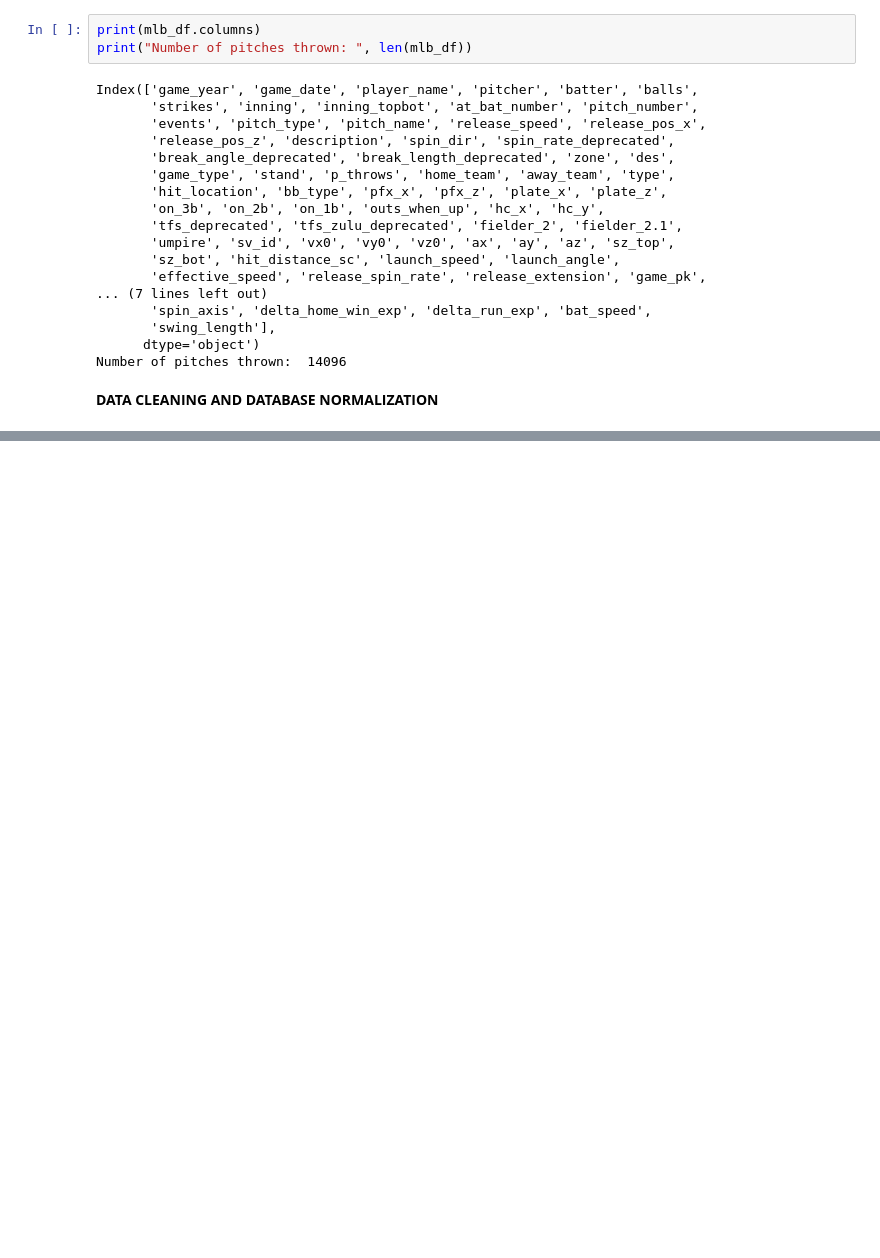
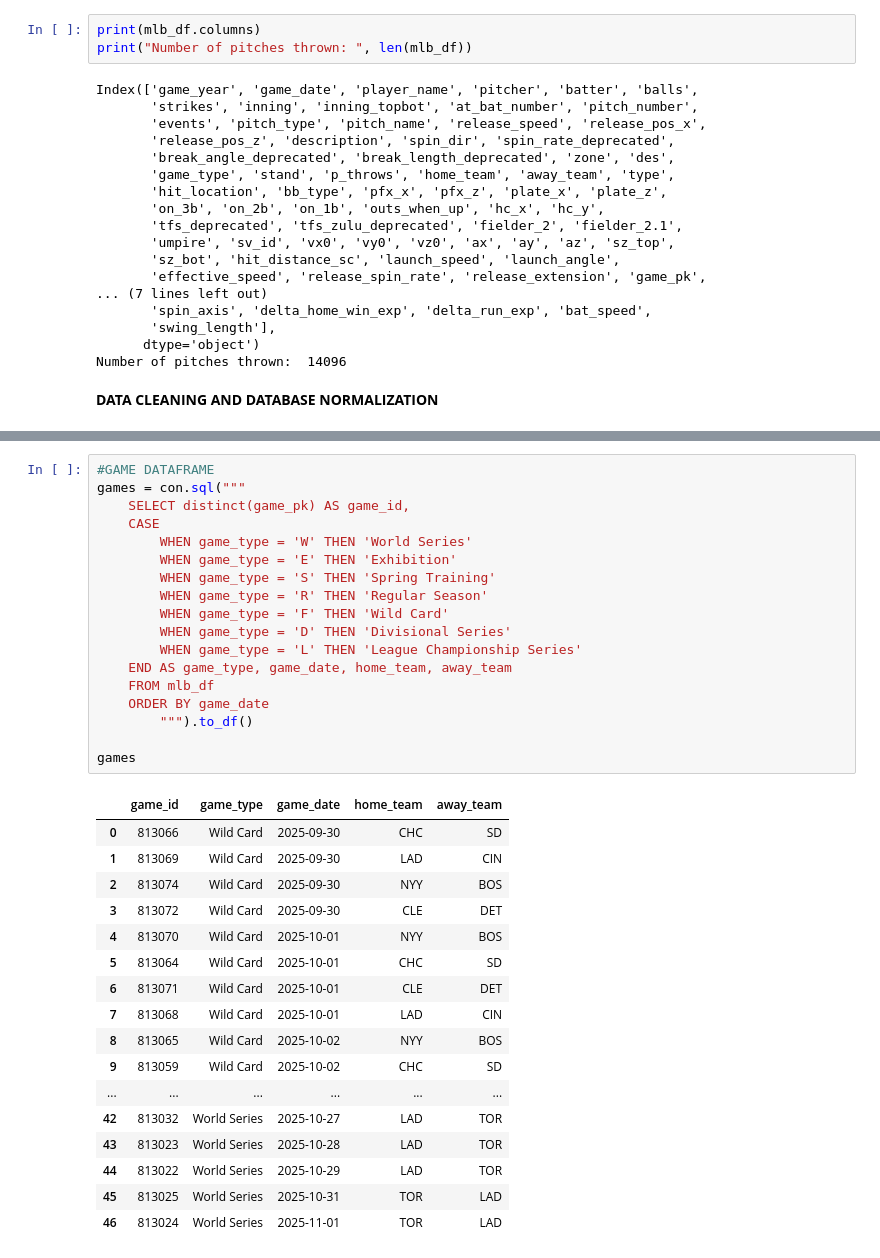
Before and after one commit to cjsteffen00/MLB-data, a Jupyter notebook: mlb.ipynb, the cells around one changed output, grey strips where cells are left out. Drawn from its saved outputs; the diff is of its cells as text; blank space fills up the shorter version.

```diff
--- a/mlb.ipynb
+++ b/mlb.ipynb
@@ -99,0 +154,36 @@ players
+# %%
+#GAME DATAFRAME
+games = con.sql("""
+    SELECT distinct(game_pk) AS game_id,
+    CASE
+        WHEN game_type = 'W' THEN 'World Series'
+        WHEN game_type = 'E' THEN 'Exhibition'
+        WHEN game_type = 'S' THEN 'Spring Training'
+        WHEN game_type = 'R' THEN 'Regular Season'
+        WHEN game_type = 'F' THEN 'Wild Card'
+        WHEN game_type = 'D' THEN 'Divisional Series'
+        WHEN game_type = 'L' THEN 'League Championship Series'
+    END AS game_type, game_date, home_team, away_team
+    FROM mlb_df
+    ORDER BY game_date
+        """).to_df()
+
+games
+# %% [output]
+|  | game_id | game_type | game_date | home_team | away_team |
+| 0 | 813066 | Wild Card | 2025-09-30 | CHC | SD |
+| 1 | 813069 | Wild Card | 2025-09-30 | LAD | CIN |
+| 2 | 813074 | Wild Card | 2025-09-30 | NYY | BOS |
+| 3 | 813072 | Wild Card | 2025-09-30 | CLE | DET |
+| 4 | 813070 | Wild Card | 2025-10-01 | NYY | BOS |
+| 5 | 813064 | Wild Card | 2025-10-01 | CHC | SD |
+| 6 | 813071 | Wild Card | 2025-10-01 | CLE | DET |
+| 7 | 813068 | Wild Card | 2025-10-01 | LAD | CIN |
+| 8 | 813065 | Wild Card | 2025-10-02 | NYY | BOS |
+| 9 | 813059 | Wild Card | 2025-10-02 | CHC | SD |
+| ... | ... | ... | ... | ... | ... |
+| 42 | 813032 | World Series | 2025-10-27 | LAD | TOR |
+| 43 | 813023 | World Series | 2025-10-28 | LAD | TOR |
+| 44 | 813022 | World Series | 2025-10-29 | LAD | TOR |
+| 45 | 813025 | World Series | 2025-10-31 | TOR | LAD |
+| 46 | 813024 | World Series | 2025-11-01 | TOR | LAD |
```
Also changed, not shown: parts of 6 cells of this notebook.
